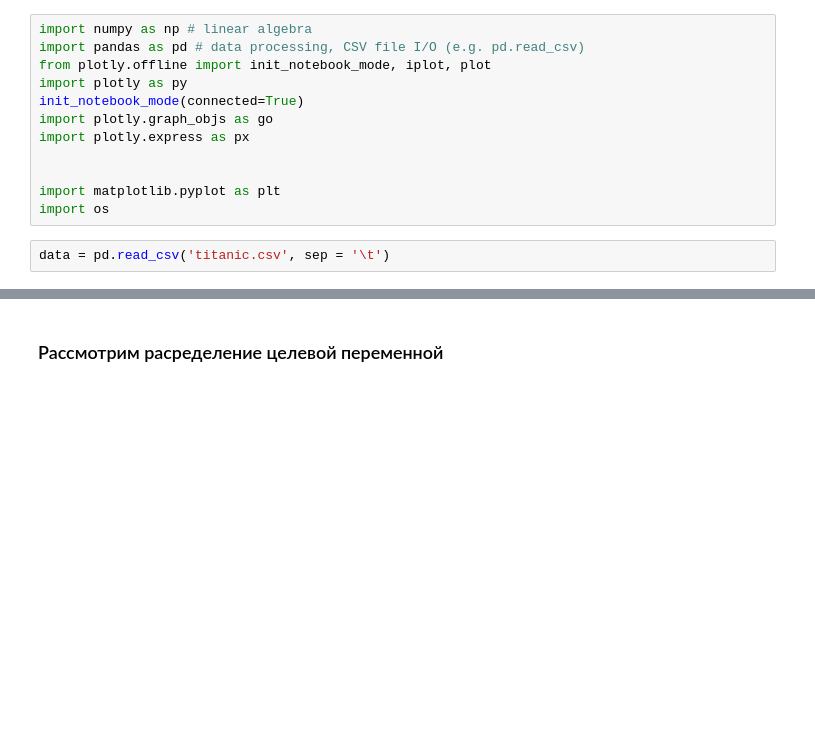
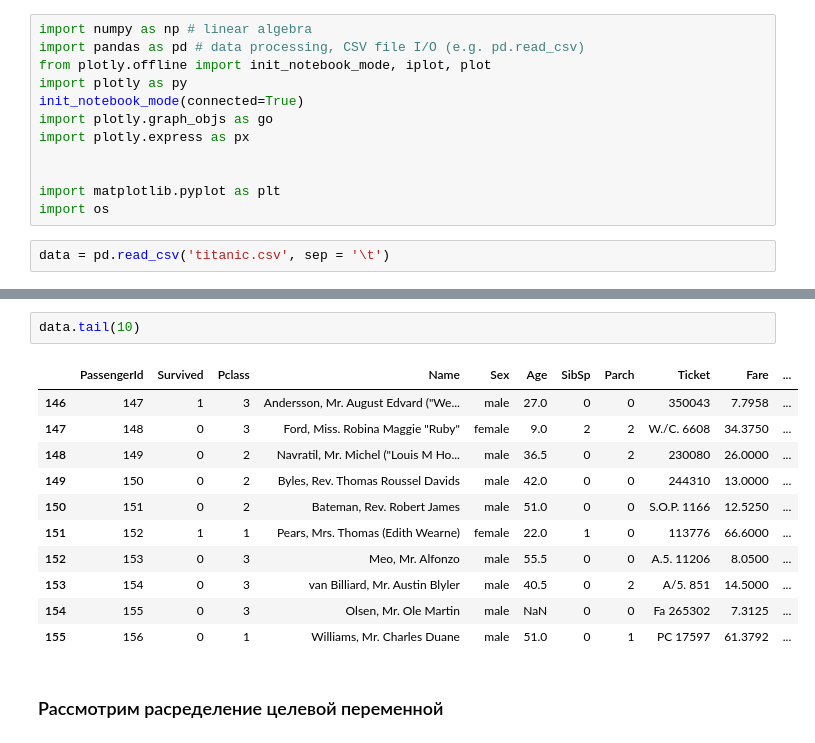
Before and after one commit to kryzhikov/Sample-ML-Repo, a Jupyter notebook: 02. Data Wrangling/titanik-eda.ipynb, the cells around one changed output, grey strips where cells are left out. Cells and saved outputs as stored; diff of their text form; blank space fills up the shorter version.

```diff
--- a/02. Data Wrangling/titanik-eda.ipynb
+++ b/02. Data Wrangling/titanik-eda.ipynb
@@ -30,3 +35,17 @@ data.head()
+# %%
+data.tail(10)
+# %% [output]
+|  | PassengerId | Survived | Pclass | Name | Sex | Age | SibSp | Parch | Ticket | Fare | ... |
+| 146 | 147 | 1 | 3 | Andersson, Mr. August Edvard ("We... | male | 27.0 | 0 | 0 | 350043 | 7.7958 | ... |
+| 147 | 148 | 0 | 3 | Ford, Miss. Robina Maggie "Ruby" | female | 9.0 | 2 | 2 | W./C. 6608 | 34.3750 | ... |
+| 148 | 149 | 0 | 2 | Navratil, Mr. Michel ("Louis M Ho... | male | 36.5 | 0 | 2 | 230080 | 26.0000 | ... |
+| 149 | 150 | 0 | 2 | Byles, Rev. Thomas Roussel Davids | male | 42.0 | 0 | 0 | 244310 | 13.0000 | ... |
+| 150 | 151 | 0 | 2 | Bateman, Rev. Robert James | male | 51.0 | 0 | 0 | S.O.P. 1166 | 12.5250 | ... |
+| 151 | 152 | 1 | 1 | Pears, Mrs. Thomas (Edith Wearne) | female | 22.0 | 1 | 0 | 113776 | 66.6000 | ... |
+| 152 | 153 | 0 | 3 | Meo, Mr. Alfonzo | male | 55.5 | 0 | 0 | A.5. 11206 | 8.0500 | ... |
+| 153 | 154 | 0 | 3 | van Billiard, Mr. Austin Blyler | male | 40.5 | 0 | 2 | A/5. 851 | 14.5000 | ... |
+| 154 | 155 | 0 | 3 | Olsen, Mr. Ole Martin | male | NaN | 0 | 0 | Fa 265302 | 7.3125 | ... |
+| 155 | 156 | 0 | 1 | Williams, Mr. Charles Duane | male | 51.0 | 0 | 1 | PC 17597 | 61.3792 | ... |
 # %% [markdown]
 ### Рассмотрим расределение целевой переменной
 # %%
```
Also changed, not shown: parts of 8 cells of this notebook, 3 other files.
